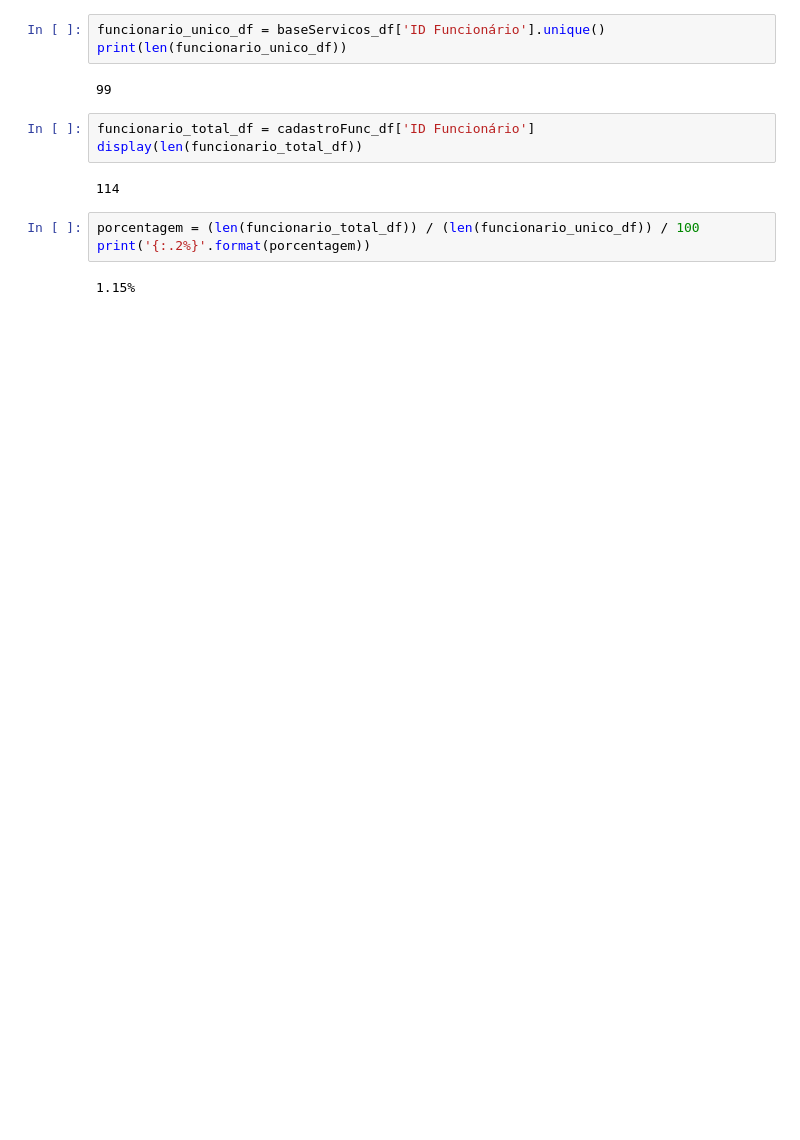
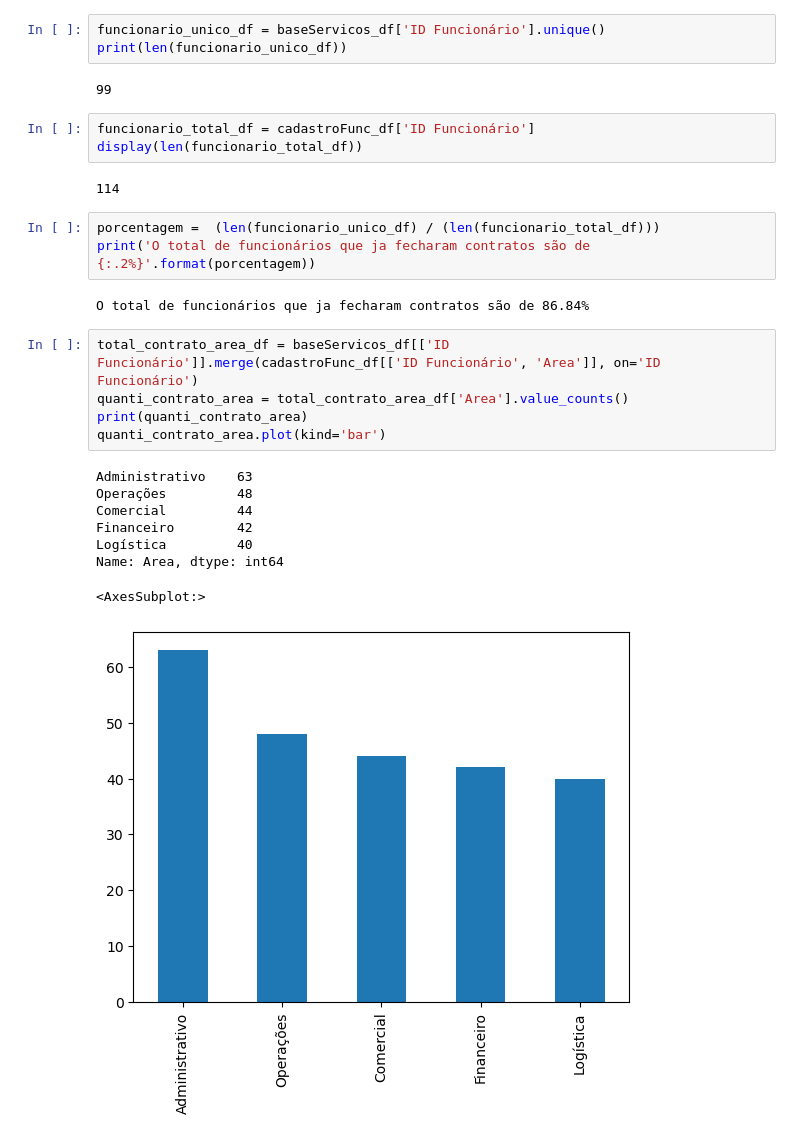
Before and after one commit to fabianozonta/Projeto, a Jupyter notebook: mini_projeto_analise_de_dados.ipynb, the cells around one changed output. Saved outputs shown, nothing was run; the diff lists cells and outputs as text; blank space fills up the shorter version.

```diff
--- a/mini_projeto_analise_de_dados.ipynb
+++ b/mini_projeto_analise_de_dados.ipynb
@@ -76,7 +80,21 @@ display(len(funcionario_total_df))
 # %% [output]
 114
 # %%
-porcentagem = (len(funcionario_total_df)) / (len(funcionario_unico_df)) / 100
-print('{:.2%}'.format(porcentagem))
+porcentagem =  (len(funcionario_unico_df) / (len(funcionario_total_df)))
+print('O total de funcionários que ja fecharam contratos são de {:.2%}'.format(porcentagem))
 # %% [output]
-1.15%
+O total de funcionários que ja fecharam contratos são de 86.84%
+# %%
+total_contrato_area_df = baseServicos_df[['ID Funcionário']].merge(cadastroFunc_df[['ID Funcionário', 'Area']], on='ID Funcionário')
+quanti_contrato_area = total_contrato_area_df['Area'].value_counts()
+print(quanti_contrato_area)
+quanti_contrato_area.plot(kind='bar')
+# %% [output]
+Administrativo    63
+Operações         48
+Comercial         44
+Financeiro        42
+Logística         40
+Name: Area, dtype: int64
+<AxesSubplot:>
+[figure, added]
```
Also changed, not shown: parts of 6 cells of this notebook.
